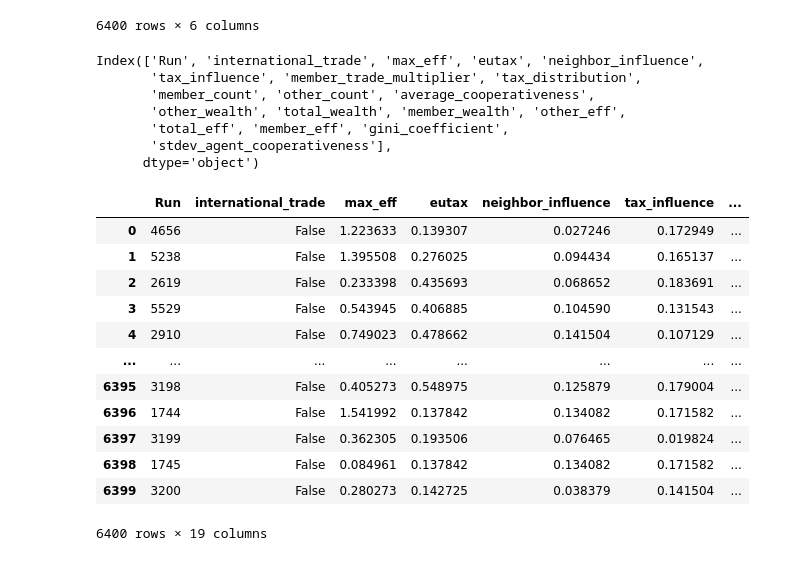
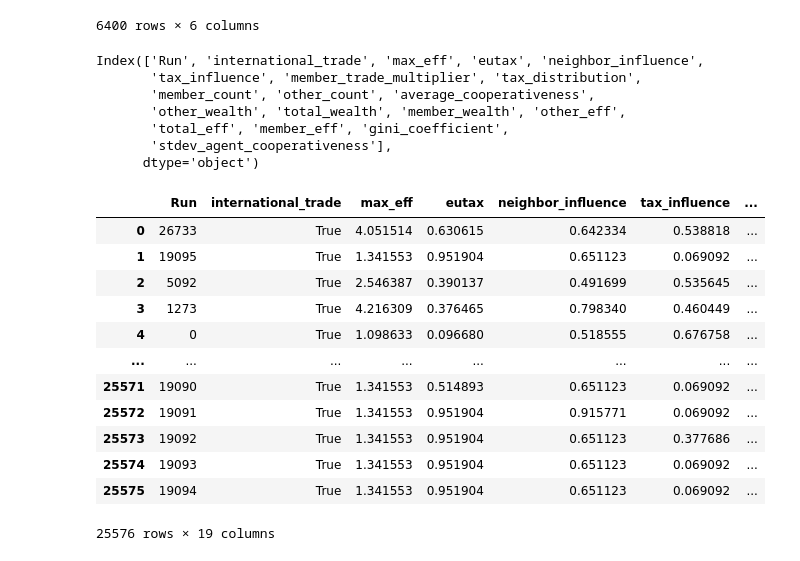
Before and after one commit to charelF/ABM, a Jupyter notebook: model/sobol.ipynb, the cells around one changed output. Saved outputs shown, nothing was run; the diff lists cells and outputs as text; code cells hidden in the pictures.

```diff
--- a/model/sobol.ipynb
+++ b/model/sobol.ipynb
@@ -68,44 +68,45 @@ samples
 # %%
 problem = {
     'num_vars': 6,
     'names': [
      'max_eff',
      'eutax',
      'neighbor_influence',
      'tax_influence',
      'member_trade_multiplier',
      'tax_distribution'],
     'bounds': [[0, 2], [0.1, 0.6], [0, 0.2], [0, 0.2], [0.9, 2], [0.8, 1.2]]
 }
-data = pd.read_csv('data/data_int_off.csv')
+data = pd.read_csv('data/data_int_on.csv')
 print(data.columns)
 #data = data['Run'].unique()
 
-data = data.loc[data['international_trade'] == False]
+data = data.loc[data['international_trade'] == True]
 data = data.drop_duplicates(subset=['Run'])
-data['gini_coefficient'] = data['gini_coefficient'].div(2)
+data['gini_coefficient'] = np.where(data['gini_coefficient'] == 'nan', 1, data['gini_coefficient'])
+#data['gini_coefficient'] = data['gini_coefficient'].div(2)
 data.reindex()
 # %% [output]
 Index(['Run', 'international_trade', 'max_eff', 'eutax', 'neighbor_influence',
        'tax_influence', 'member_trade_multiplier', 'tax_distribution',
        'member_count', 'other_count', 'average_cooperativeness',
        'other_wealth', 'total_wealth', 'member_wealth', 'other_eff',
        'total_eff', 'member_eff', 'gini_coefficient',
        'stdev_agent_cooperativeness'],
       dtype='object')
 |  | Run | international_trade | max_eff | eutax | neighbor_influence | tax_influence | ... |
-| 0 | 4656 | False | 1.223633 | 0.139307 | 0.027246 | 0.172949 | ... |
-| 1 | 5238 | False | 1.395508 | 0.276025 | 0.094434 | 0.165137 | ... |
-| 2 | 2619 | False | 0.233398 | 0.435693 | 0.068652 | 0.183691 | ... |
-| 3 | 5529 | False | 0.543945 | 0.406885 | 0.104590 | 0.131543 | ... |
-| 4 | 2910 | False | 0.749023 | 0.478662 | 0.141504 | 0.107129 | ... |
+| 0 | 26733 | True | 4.051514 | 0.630615 | 0.642334 | 0.538818 | ... |
+| 1 | 19095 | True | 1.341553 | 0.951904 | 0.651123 | 0.069092 | ... |
+| 2 | 5092 | True | 2.546387 | 0.390137 | 0.491699 | 0.535645 | ... |
+| 3 | 1273 | True | 4.216309 | 0.376465 | 0.798340 | 0.460449 | ... |
+| 4 | 0 | True | 1.098633 | 0.096680 | 0.518555 | 0.676758 | ... |
 | ... | ... | ... | ... | ... | ... | ... | ... |
-| 6395 | 3198 | False | 0.405273 | 0.548975 | 0.125879 | 0.179004 | ... |
-| 6396 | 1744 | False | 1.541992 | 0.137842 | 0.134082 | 0.171582 | ... |
-| 6397 | 3199 | False | 0.362305 | 0.193506 | 0.076465 | 0.019824 | ... |
-| 6398 | 1745 | False | 0.084961 | 0.137842 | 0.134082 | 0.171582 | ... |
-| 6399 | 3200 | False | 0.280273 | 0.142725 | 0.038379 | 0.141504 | ... |
+| 25571 | 19090 | True | 1.341553 | 0.514893 | 0.651123 | 0.069092 | ... |
+| 25572 | 19091 | True | 1.341553 | 0.951904 | 0.915771 | 0.069092 | ... |
+| 25573 | 19092 | True | 1.341553 | 0.951904 | 0.651123 | 0.377686 | ... |
+| 25574 | 19093 | True | 1.341553 | 0.951904 | 0.651123 | 0.069092 | ... |
+| 25575 | 19094 | True | 1.341553 | 0.951904 | 0.651123 | 0.069092 | ... |
-6400 rows × 19 columns
+25576 rows × 19 columns
 # %%
 print(data.columns)
 for val in data.columns[8:]:
```
Also changed, not shown: parts of 1 cell of this notebook, 2 other files.
